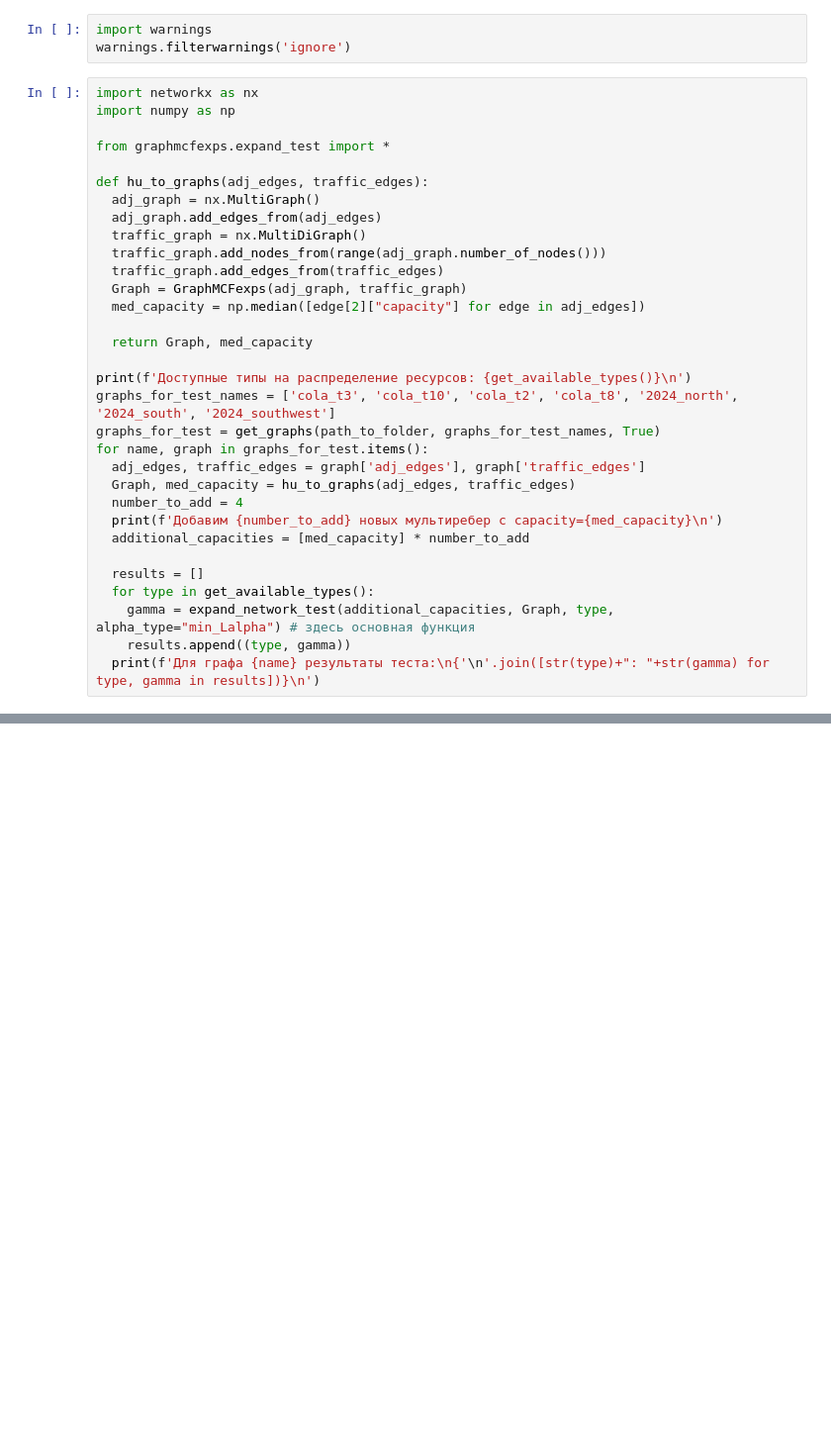
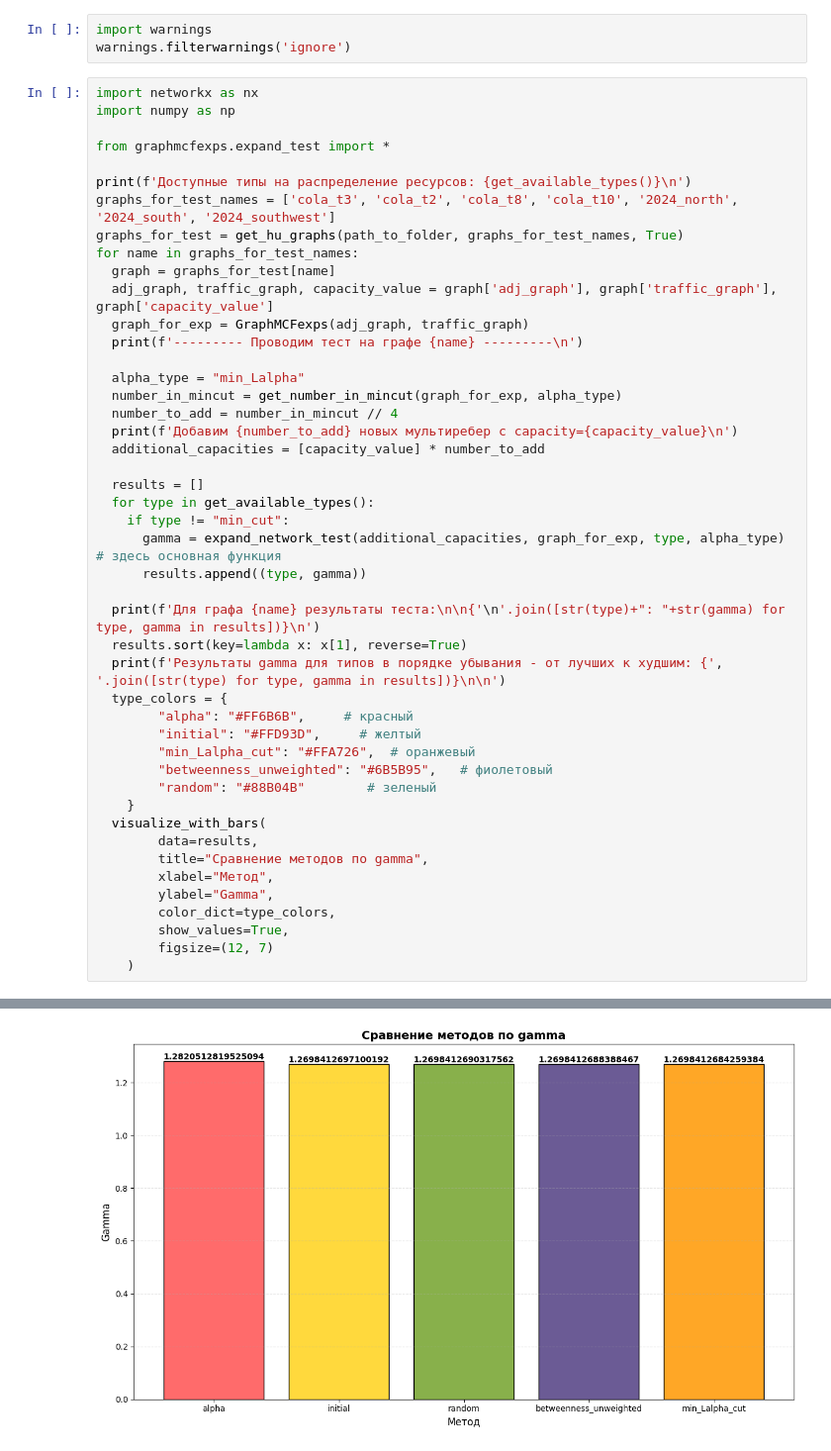
Before and after one commit to Karasiari/Graphs, a Jupyter notebook: Exps.ipynb, the cells around one changed output, grey strips where cells are left out. Shown at 99% size. Drawn from its saved outputs; the diff is of its cells as text; blank space fills up the shorter version.

```diff
--- a/Exps.ipynb
+++ b/Exps.ipynb
@@ -102,32 +146,46 @@ import numpy as np
 
 from graphmcfexps.expand_test import *
 
-def hu_to_graphs(adj_edges, traffic_edges):
-  adj_graph = nx.MultiGraph()
-  adj_graph.add_edges_from(adj_edges)
-  traffic_graph = nx.MultiDiGraph()
-  traffic_graph.add_nodes_from(range(adj_graph.number_of_nodes()))
-  traffic_graph.add_edges_from(traffic_edges)
-  Graph = GraphMCFexps(adj_graph, traffic_graph)
-  med_capacity = np.median([edge[2]["capacity"] for edge in adj_edges])
+print(f'Доступные типы на распределение ресурсов: {get_available_types()}\n')
+graphs_for_test_names = ['cola_t3', 'cola_t2', 'cola_t8', 'cola_t10', '2024_north', '2024_south', '2024_southwest']
+graphs_for_test = get_hu_graphs(path_to_folder, graphs_for_test_names, True)
+for name in graphs_for_test_names:
+  graph = graphs_for_test[name]
+  adj_graph, traffic_graph, capacity_value = graph['adj_graph'], graph['traffic_graph'], graph['capacity_value']
+  graph_for_exp = GraphMCFexps(adj_graph, traffic_graph)
+  print(f'--------- Проводим тест на графе {name} ---------\n')
 
-  return Graph, med_capacity
-
-print(f'Доступные типы на распределение ресурсов: {get_available_types()}\n')
-graphs_for_test_names = ['cola_t3', 'cola_t10', 'cola_t2', 'cola_t8', '2024_north', '2024_south', '2024_southwest']
-graphs_for_test = get_graphs(path_to_folder, graphs_for_test_names, True)
-for name, graph in graphs_for_test.items():
-  adj_edges, traffic_edges = graph['adj_edges'], graph['traffic_edges']
-  Graph, med_capacity = hu_to_graphs(adj_edges, traffic_edges)
-  number_to_add = 4
-  print(f'Добавим {number_to_add} новых мультиребер с capacity={med_capacity}\n')
-  additional_capacities = [med_capacity] * number_to_add
+  alpha_type = "min_Lalpha"
+  number_in_mincut = get_number_in_mincut(graph_for_exp, alpha_type)
+  number_to_add = number_in_mincut // 4
+  print(f'Добавим {number_to_add} новых мультиребер с capacity={capacity_value}\n')
+  additional_capacities = [capacity_value] * number_to_add
 
   results = []
   for type in get_available_types():
-    gamma = expand_network_test(additional_capacities, Graph, type, alpha_type="min_Lalpha") # здесь основная функция
-    results.append((type, gamma))
-  print(f'Для графа {name} результаты теста:\n{'\n'.join([str(type)+": "+str(gamma) for type, gamma in results])}\n')
+    if type != "min_cut":
+      gamma = expand_network_test(additional_capacities, graph_for_exp, type, alpha_type) # здесь основная функция
+      results.append((type, gamma))
+
+  print(f'Для графа {name} результаты теста:\n\n{'\n'.join([str(type)+": "+str(gamma) for type, gamma in results])}\n')
+  results.sort(key=lambda x: x[1], reverse=True)
+  print(f'Результаты gamma для типов в порядке убывания - от лучших к худшим: {', '.join([str(type) for type, gamma in results])}\n\n')
+  type_colors = {
+        "alpha": "#FF6B6B",     # красный
+        "initial": "#FFD93D",     # желтый
+        "min_Lalpha_cut": "#FFA726",  # оранжевый
+        "betweenness_unweighted": "#6B5B95",   # фиолетовый
+        "random": "#88B04B"        # зеленый
+    }
+  visualize_with_bars(
+        data=results,
+        title="Сравнение методов по gamma",
+        xlabel="Метод",
+        ylabel="Gamma",
+        color_dict=type_colors,
+        show_values=True,
+        figsize=(12, 7)
+    )
 # %% [output]
 Доступные типы на распределение ресурсов: ['initial', 'alpha', 'random', 'min_cut', 'min_Lalpha_cut', 'betweenness_unweighted']
 
@@ -148,0 +205 @@ betweenness_unweighted: 14.712643668539128
+[figure, added]
```
Also changed, not shown: parts of 4 cells of this notebook.
